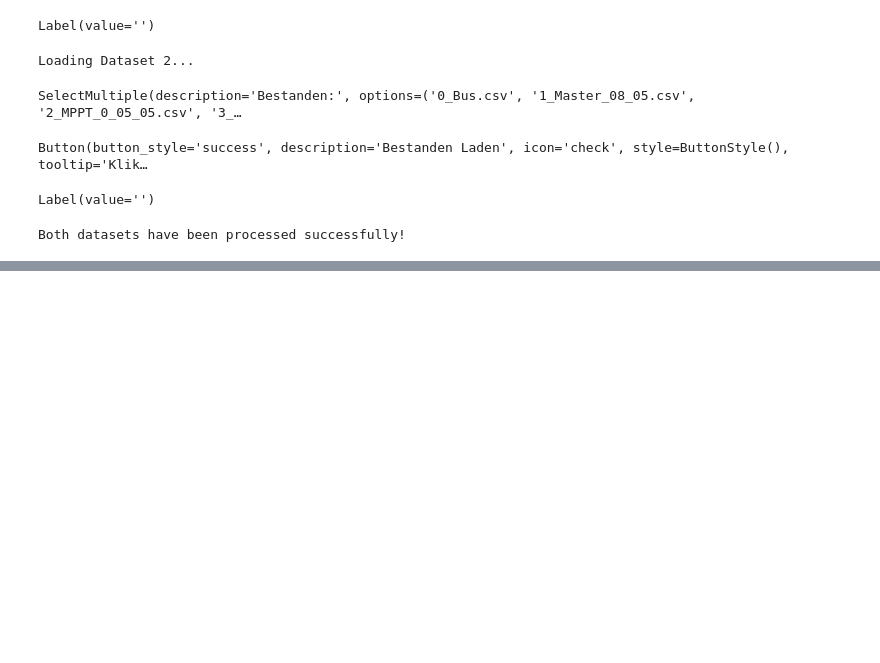
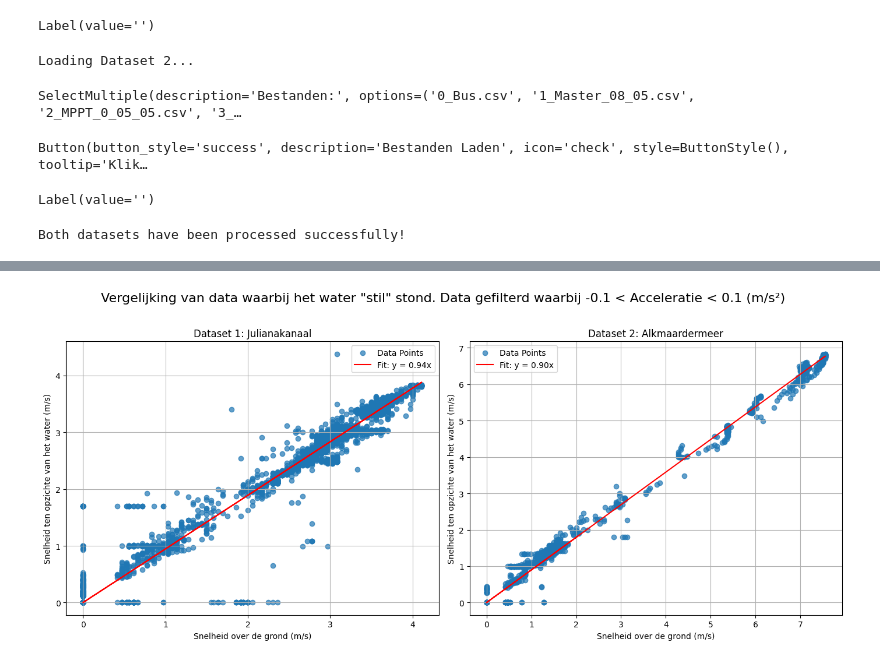
Before and after one commit to Qrax/Clean_Mobility, a Jupyter notebook: main.ipynb, the cells around one changed output, grey strips where cells are left out. Drawn from its saved outputs; the diff is of its cells as text; code cells hidden in the pictures; blank space fills up the shorter version.

```diff
--- a/main.ipynb
+++ b/main.ipynb
@@ -115,0 +165,69 @@ ValueError: operands could not be broadcast together with shapes (11323,) (1210,
+# %%
+import matplotlib.pyplot as plt
+import numpy as np
+from scipy.optimize import curve_fit
+
+# Helper functions
+def linear_model_through_origin(x, m):
+    """Linear model through origin."""
+    return m * x
+
+def calculate_linear_fit(x, y):
+    """Calculate linear fit through the origin."""
+    popt, _ = curve_fit(linear_model_through_origin, x, y)
+    return popt[0]  # Slope (m)
+
+def plot_speeds(ax, x, y, title):
+    """Plot speed over ground vs. speed relative to water."""
+    if len(x) > 1:
+        slope = calculate_linear_fit(x, y)
+        y_fit = linear_model_through_origin(x, slope)
+        ax.scatter(x, y, label='Data Points', alpha=0.7)
+        ax.plot(x, y_fit, color='red', label=f'Fit: y = {slope:.2f}x')
+        ax.set_title(title)
+        ax.set_xlabel('Snelheid over de grond (m/s)')
+        ax.set_ylabel('Snelheid ten opzichte van het water (m/s)')
+        ax.legend()
+        ax.grid(True)
+    else:
+        ax.text(0.5, 0.5, 'Not enough data', ha='center', va='center', fontsize=12)
+
+# Preprocess data
+def preprocess_data(df):
+    """Convert speed to m/s and calculate acceleration."""
+    # Convert speed over ground and relative to water to m/s
+    df['1_Speed_over_ground_m/s'] = df['1_Snelheid over de grond in km/h'] / 3.6
+    df['1_Speed_relative_to_water_m/s'] = df['1_Snelheid tenopzichte van het water in Kilometers per uur'] / 3.6
+
+    # Calculate acceleration as the difference in speed over ground
+    df['1_Acceleration'] = df['1_Speed_over_ground_m/s'].diff()
+
+    # Filter the data where -0.1 <= acceleration <= 0.1
+    filtered_df = df[(df['1_Acceleration'] > -0.1) & (df['1_Acceleration'] < 0.1)]
+
+    return filtered_df
+
+# Preprocess both datasets
+df1_filtered = preprocess_data(df1)
+df2_filtered = preprocess_data(df2)
+
+# Extract filtered data for plotting (in m/s)
+x1, y1 = df1_filtered['1_Speed_over_ground_m/s'], df1_filtered['1_Speed_relative_to_water_m/s']
+x2, y2 = df2_filtered['1_Speed_over_ground_m/s'], df2_filtered['1_Speed_relative_to_water_m/s']
+
+# Create subplots for comparison
+fig, axes = plt.subplots(1, 2, figsize=(14, 6))
+
+# Plot data for each dataset
+plot_speeds(axes[0], x1, y1, 'Dataset 1: Julianakanaal')
+plot_speeds(axes[1], x2, y2, 'Dataset 2: Alkmaardermeer')
+
+# Add a general title above the subplots
+plt.suptitle('Vergelijking van data waarbij het water "stil" stond. Data gefilterd waarbij -0.1 < Acceleratie < 0.1 (m/s²)',
+             fontsize=16, y=1.02)
+
+# Adjust layout to make room for the general title
+plt.tight_layout()
+plt.show()
+# %% [output]
+[figure, added]
```
Also changed, not shown: parts of 4 cells of this notebook.
